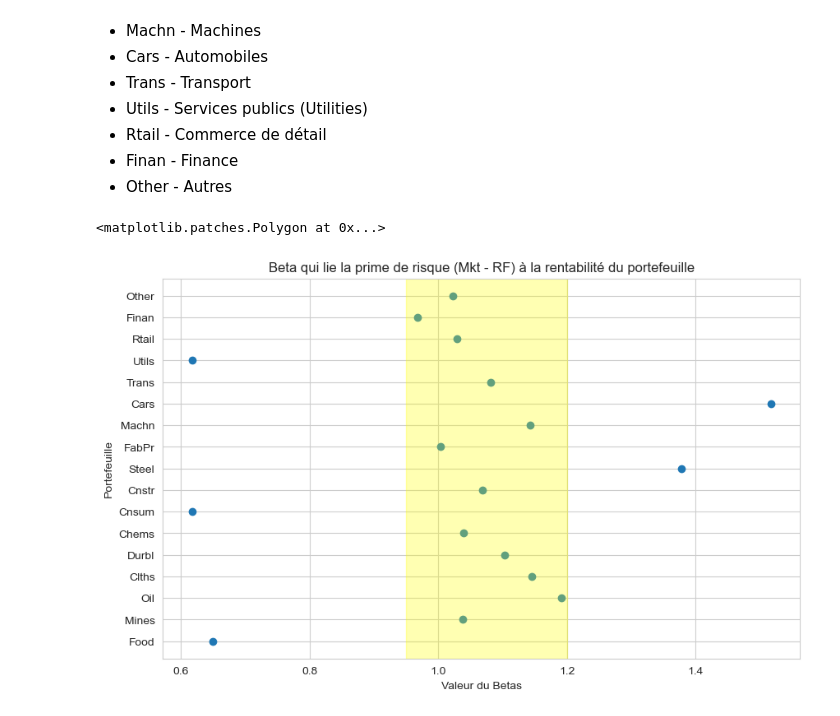
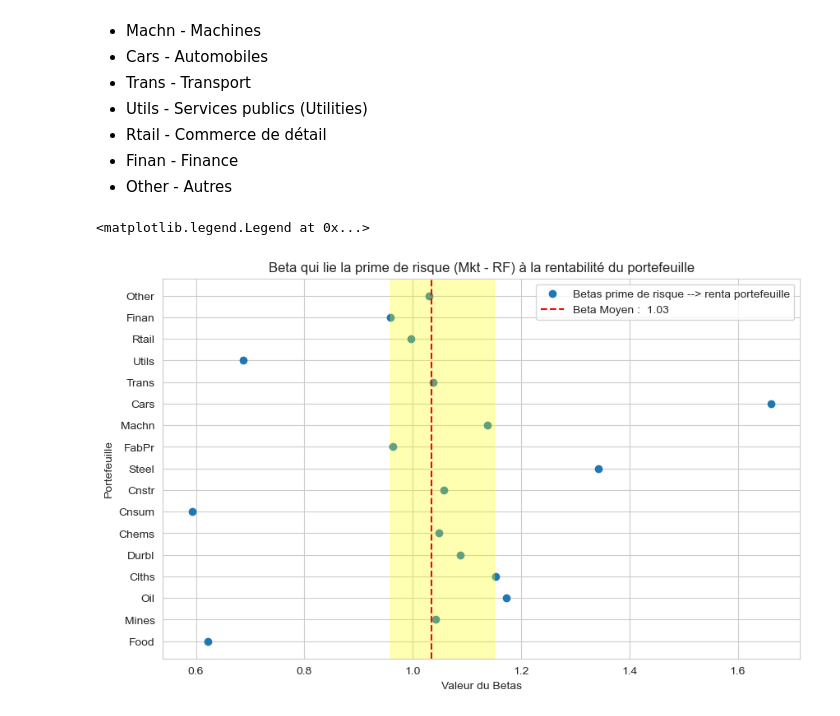
Before and after one commit to viennetcesar/trading_code, a Jupyter notebook: Méthode Fama-Macbeth.ipynb, the cells around one changed output. Drawn from its saved outputs; the diff is of its cells as text; code cells hidden in the pictures.

```diff
--- a/Méthode Fama-Macbeth.ipynb
+++ b/Méthode Fama-Macbeth.ipynb
@@ -296,7 +313,7 @@ Les rendements sont généralement ajustés pour tenir compte des dividendes et
 Si votre objectif est d'évaluer comment les rendements des différentes industries (représentées dans le dataset) sont influencés par les facteurs spécifiques du modèle à cinq facteurs, alors ce dataset peut être pertinent. Par exemple, vous pourriez étudier comment les industries réagissent aux variations du marché global (MKT), aux différences de taille (SMB), de valeur (HML), de rentabilité opérationnelle (RMW) et de politique d'investissement (CMA).
 # %%
 famafrench_portefeuilles = '17_Industry_Portfolios'
-famafrench_portefeuilles_data = web.DataReader(famafrench_portefeuilles, 'famafrench', start='2017-07', end='2024-05')[0]
+famafrench_portefeuilles_data = web.DataReader(famafrench_portefeuilles, 'famafrench', start='2019-07', end='2024-05')[0]
 famafrench_portefeuilles_data.head()
 # Les rendements mensuels sont en %
 
@@ -304,7 +321,7 @@ famafrench_portefeuilles_data.head()
 # Comme nous l'avions fait pour le premier dataset nous convertissons l'index en objet de type
 # date avec la méthode .to_timestamp()
 famafrench_portefeuilles_data.index = famafrench_portefeuilles_data.index.to_timestamp()
-famafrench_portefeuilles_data.head()
+famafrench_portefeuilles_data.tail()
 # %% [output]
 |  | Food | Mines | Oil | Clths | Durbl | Chems | Cnsum | Cnstr | Steel | FabPr | Machn | ... |
 | Date |  |  |  |  |  |  |  |  |  |  |  | ... |
@@ -337,10 +354,10 @@ if famafrench_portefeuilles_data.shape[0] != famafrench_factor_data.shape[0]:
 # soustraire cette valeur ligne par ligne sans en oublier aucune.
 # Ce nouveau dataset de 17 portefeuilles auquel le taux sans risque a été soustrait sera stocké dans
 # un nouveau dataset du même nom que l'ancien : famafrench_portefeuilles_data
-famafrench_portefeuilles_data = famafrench_portefeuilles_data.sub(famafrench_factor_data['RF'], axis=0).head()
+famafrench_portefeuilles_data = famafrench_portefeuilles_data.sub(famafrench_factor_data['RF'], axis=0)
 
 # Petite vérif visuelle que tout s'est bien passé
-famafrench_portefeuilles_data.head()
+famafrench_portefeuilles_data.tail()
 # %% [output]
 |  | Food | Mines | Oil | Clths | Durbl | Chems | Cnsum | Cnstr | Steel | FabPr | Machn | ... |
 | Date |  |  |  |  |  |  |  |  |  |  |  | ... |
@@ -485,14 +519,13 @@ nomColonnes
 
 
 dataFrameBetas = dataFrameBetas.rename(index={i:nomColonnes[i] for i in range(len(nomColonnes))})
-# dataFrameBetas = dataFrameBetas.drop(columns=dataFrameBetas.columns[-1], inplace=True)
 
-# On supprime la colonne RF (pas besoin)
-# D'abors on sélectionne cette dernière colonne dans une variable
-nom_dernier_colonne = dataFrameBetas.columns[-1]
 
-# puis on la supprime
-dataFrameBetas = dataFrameBetas.drop(columns=[nom_dernier_colonne])
+# # On supprime la colonne RF (pas besoin)
+# # D'abors on sélectionne cette dernière colonne dans une variable
+# nom_dernier_colonne = dataFrameBetas.columns[-1]
+# # puis on la supprime
+# dataFrameBetas = dataFrameBetas.drop(columns=[nom_dernier_colonne])
 
 dataFrameBetas
 # On print le dataFrame
@@ -538,25 +571,34 @@ dataFrameBetas
 * Finan - Finance
 * Other - Autres
 # %%
-plt.figure(figsize=(10, 6))
-plt.scatter(dataFrameBetas['Mkt-RF'], dataFrameBetas.index)
+fig, ax = plt.subplots(figsize=(10, 6))
+ax.scatter(dataFrameBetas['Mkt-RF'], dataFrameBetas.index, label='Betas prime de risque --> renta portefeuille')
 
-plt.title('Beta qui lie la prime de risque (Mkt - RF) à la rentabilité du portefeuille')
-plt.xlabel('Valeur du Betas')
-plt.ylabel('Portefeuille')
-plt.grid(True)
-plt.axvspan(0.95, 1.2, color='yellow', alpha=0.3)
+ax.set_title('Beta qui lie la prime de risque (Mkt - RF) à la rentabilité du portefeuille')
+ax.set_xlabel('Valeur du Betas')
+ax.set_ylabel('Portefeuille')
+ax.grid(True)
+
+beta_moyen = dataFrameBetas['Mkt-RF'].mean()
+p20 = dataFrameBetas['Mkt-RF'].quantile(0.2)
+p80 = dataFrameBetas['Mkt-RF'].quantile(0.8)
+ax.axvspan(p20, p80, color='yellow', alpha=0.3)
+ax.axvline(beta_moyen, color='red', linestyle='--', label=f'Beta Moyen : {beta_moyen: .2f}')
+ax.legend()  # Ajout de la légende au graphique
+
 
 # Ce graphique est TRES instructif, nous avons tracé une bande jaune pour mettre en évidence
 # l'intervalle dans lequel se situe la majorité des betas qui lient la prime de risque au rendement
-# du secteur étudié, soit entre 0.95 et 1.2
+# du secteur étudié
 # Regardez cependant les secteurs dont le betas est plus faible sur la gauche
-# Le secteur de l'alimentation possède un rendement qui dépend moins des chocs du marché en général
-# à l'inverse sur la droite, le secteur des voitures subit les vraiations du marché avec un effet
-# amplifié
+# Le secteur des bien de consommations durables qui peuvent
+# englober le mobilier, l'électroménager possède un rendement qui dépend moins des chocs
+# du marché en général
+# à l'inverse sur la droite, le secteur des voitures subit les variations du marché avec un effet
+# amplifié, les Mines etc..
 # %% [output]
-<matplotlib.patches.Polygon at 0x...>
+<matplotlib.legend.Legend at 0x...>
-[figure, old version]
+[figure, new version]
 # %%
 import matplotlib.pyplot as plt
 
```
Also changed, not shown: parts of 31 cells of this notebook.
